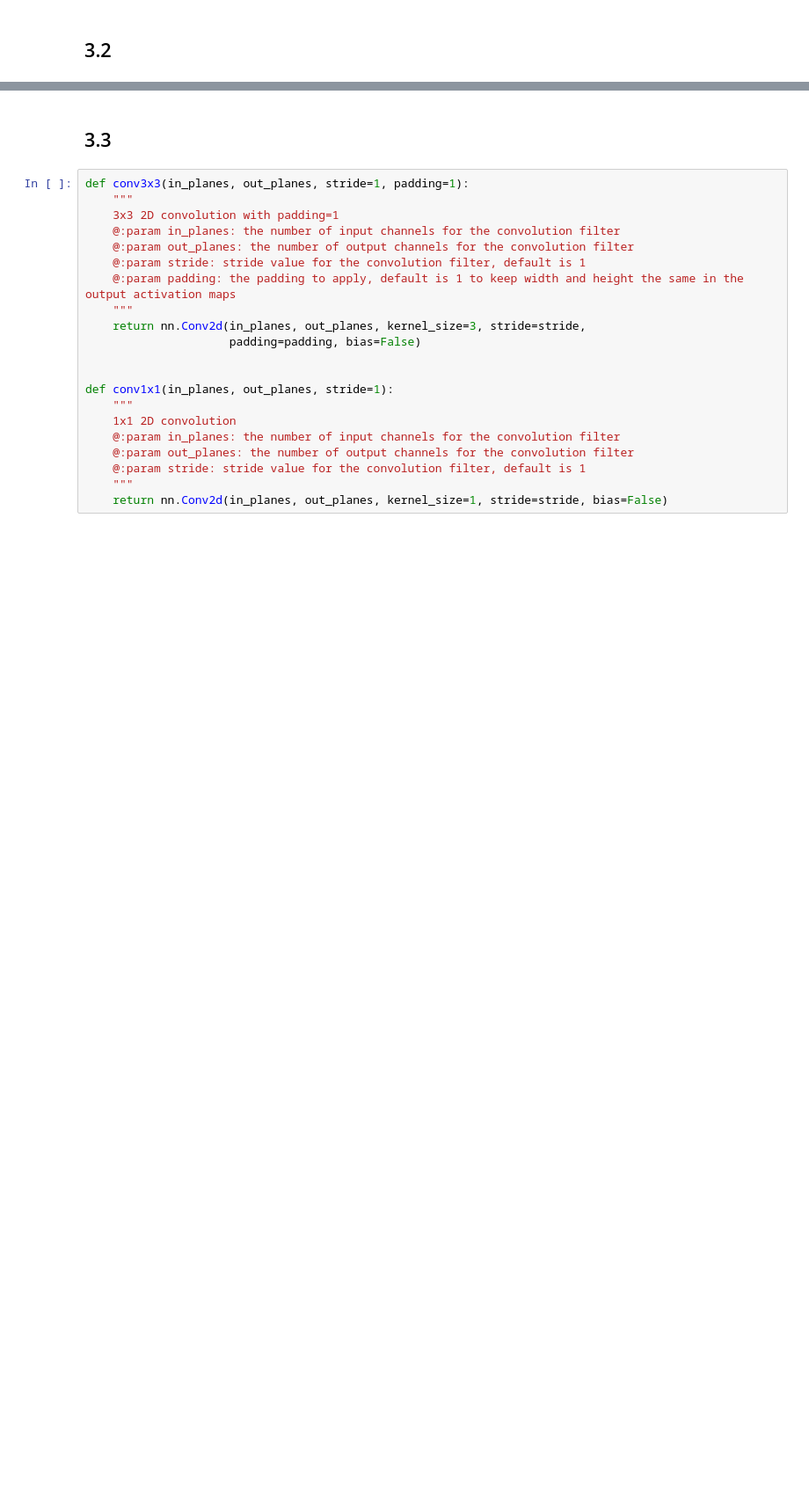
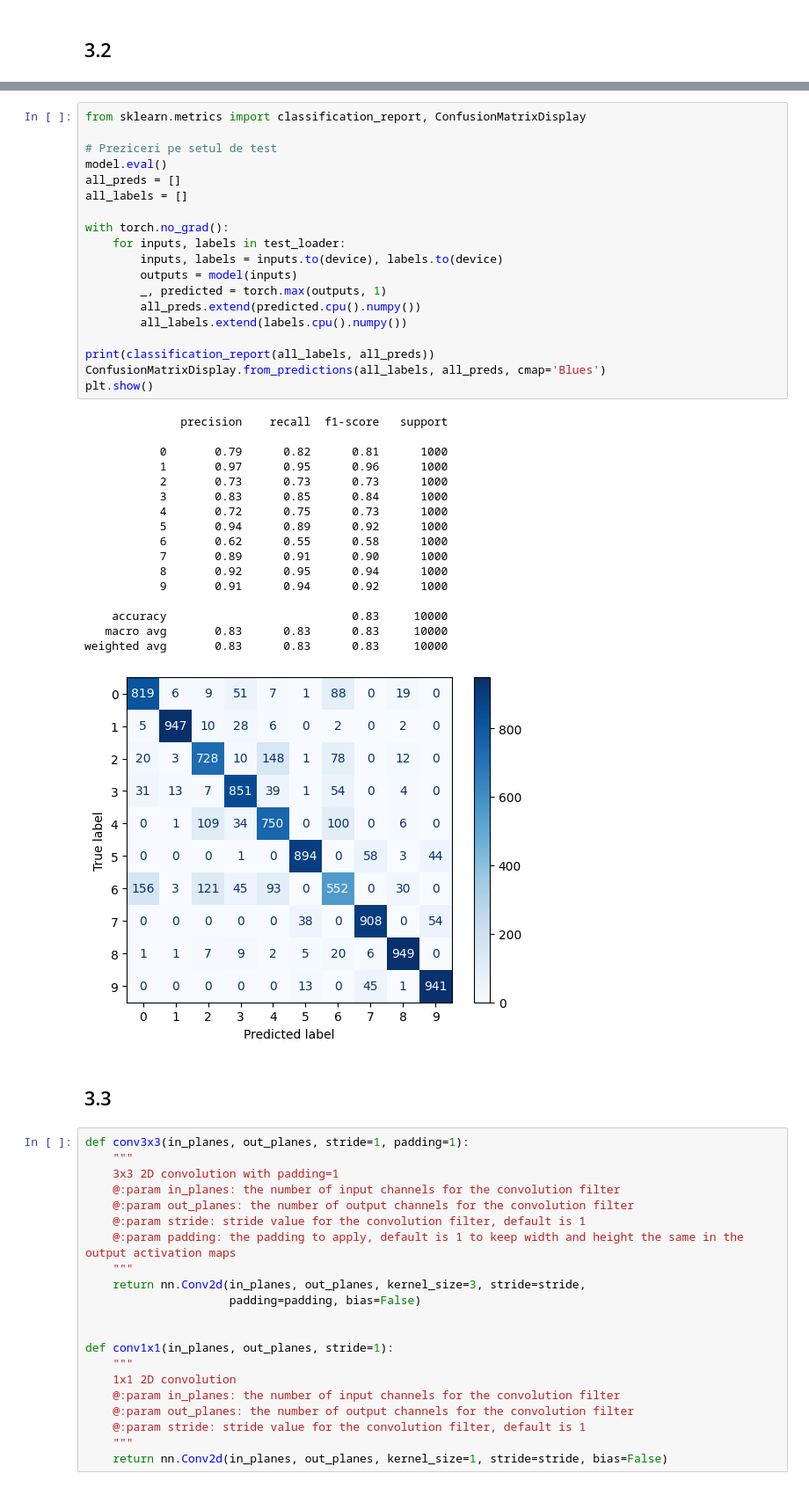
Before and after one commit to Vulturul2k/ML_project, a Jupyter notebook: fashion2.ipynb, the cells around one changed output, grey strips where cells are left out. Shown: that part at 88% size. Drawn from its saved outputs; the diff is of its cells as text; blank space fills up the shorter version.

```diff
--- a/fashion2.ipynb
+++ b/fashion2.ipynb
@@ -361,3 +330,40 @@ KeyboardInterrupt:
+# %%
+from sklearn.metrics import classification_report, ConfusionMatrixDisplay
+
+# Preziceri pe setul de test
+model.eval()
+all_preds = []
+all_labels = []
+
+with torch.no_grad():
+    for inputs, labels in test_loader:
+        inputs, labels = inputs.to(device), labels.to(device)
+        outputs = model(inputs)
+        _, predicted = torch.max(outputs, 1)
+        all_preds.extend(predicted.cpu().numpy())
+        all_labels.extend(labels.cpu().numpy())
+
+print(classification_report(all_labels, all_preds))
+ConfusionMatrixDisplay.from_predictions(all_labels, all_preds, cmap='Blues')
+plt.show()
+# %% [output]
+              precision    recall  f1-score   support
+
+           0       0.79      0.82      0.81      1000
+           1       0.97      0.95      0.96      1000
+           2       0.73      0.73      0.73      1000
+           3       0.83      0.85      0.84      1000
+           4       0.72      0.75      0.73      1000
+           5       0.94      0.89      0.92      1000
+           6       0.62      0.55      0.58      1000
+           7       0.89      0.91      0.90      1000
+           8       0.92      0.95      0.94      1000
+           9       0.91      0.94      0.92      1000
+
+    accuracy                           0.83     10000
+   macro avg       0.83      0.83      0.83     10000
+weighted avg       0.83      0.83      0.83     10000
+[figure, added]
 # %% [markdown]
 ## 3.3
 # %%
```
Also changed, not shown: parts of 10 cells of this notebook, 3 other files.
